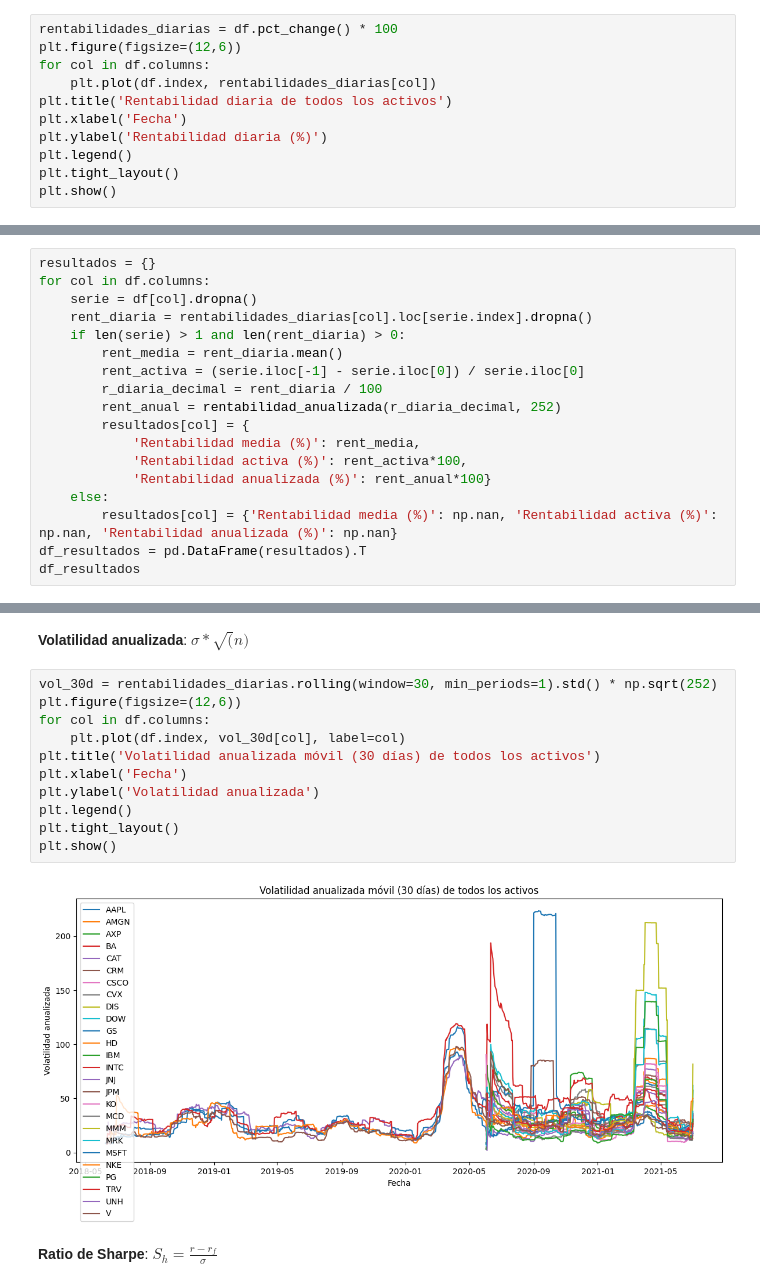
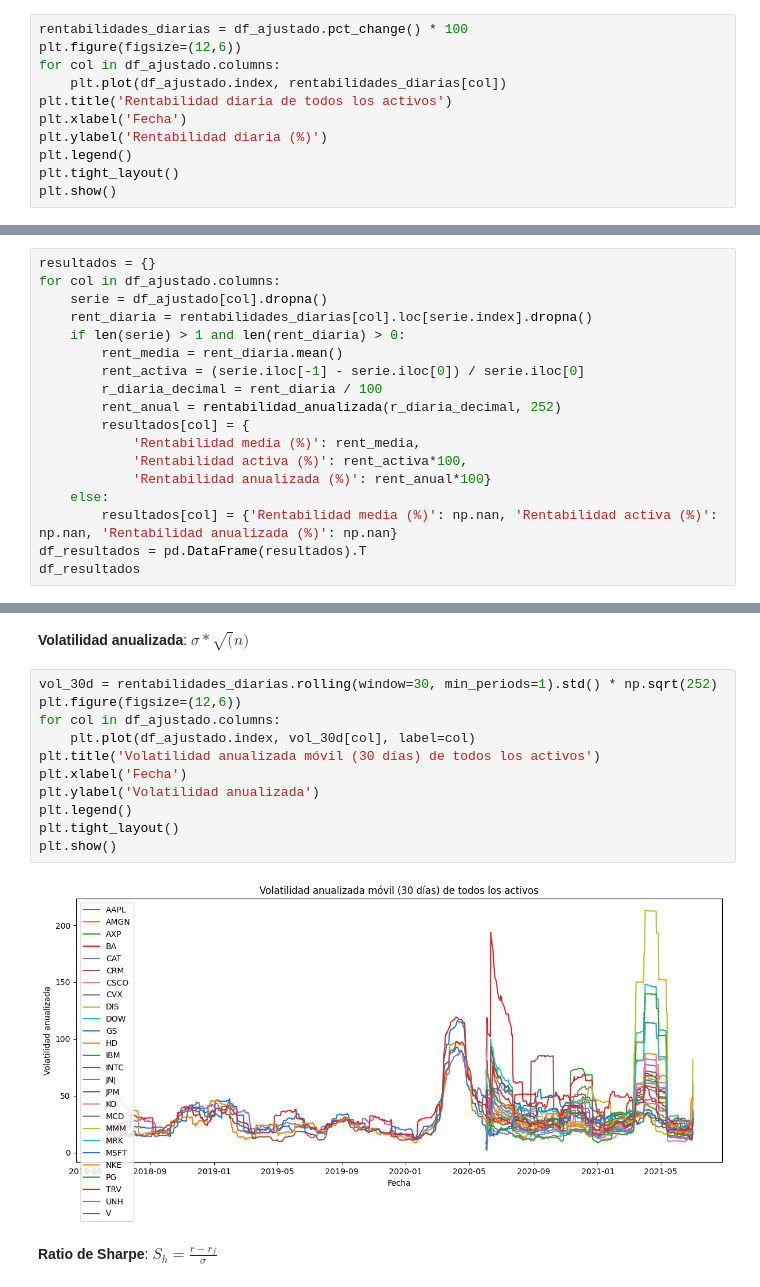
Before and after one commit to LanderAgirre/Reto_09_Azul_Oscuro, a Jupyter notebook: 2.Rentabilidad_riesgo_de_accion.ipynb, the cells around one changed output, grey strips where cells are left out. Saved outputs shown, nothing was run; the diff lists cells and outputs as text.

```diff
--- a/2.Rentabilidad_riesgo_de_accion.ipynb
+++ b/2.Rentabilidad_riesgo_de_accion.ipynb
@@ -31,10 +91,10 @@ plt.show()
 # %% [markdown]
 **Cambios al dia**
 # %%
-rentabilidades_diarias = df.pct_change() * 100
+rentabilidades_diarias = df_ajustado.pct_change() * 100
 plt.figure(figsize=(12,6))
-for col in df.columns:
-    plt.plot(df.index, rentabilidades_diarias[col])
+for col in df_ajustado.columns:
+    plt.plot(df_ajustado.index, rentabilidades_diarias[col])
 plt.title('Rentabilidad diaria de todos los activos')
 plt.xlabel('Fecha')
 plt.ylabel('Rentabilidad diaria (%)')
@@ -51,8 +111,8 @@ def rentabilidad_anualizada(r_diaria, n=252):
     return (np.prod(1 + r_diaria) ** (n / len(r_diaria))) - 1
 # %%
 resultados = {}
-for col in df.columns:
-    serie = df[col].dropna()
+for col in df_ajustado.columns:
+    serie = df_ajustado[col].dropna()
     rent_diaria = rentabilidades_diarias[col].loc[serie.index].dropna()
     if len(serie) > 1 and len(rent_diaria) > 0:
         rent_media = rent_diaria.mean()
@@ -114,16 +174,16 @@ df_volatilidad
 # %%
 vol_30d = rentabilidades_diarias.rolling(window=30, min_periods=1).std() * np.sqrt(252)
 plt.figure(figsize=(12,6))
-for col in df.columns:
-    plt.plot(df.index, vol_30d[col], label=col)
+for col in df_ajustado.columns:
+    plt.plot(df_ajustado.index, vol_30d[col], label=col)
 plt.title('Volatilidad anualizada móvil (30 días) de todos los activos')
 plt.xlabel('Fecha')
 plt.ylabel('Volatilidad anualizada')
 plt.legend()
 plt.tight_layout()
 plt.show()
 # %% [output]
-[figure, old version]
+[figure, new version]
 # %% [markdown]
 **Ratio de Sharpe**: $S_h = \frac{r-r_f}{\sigma}$
 # %%
```
Also changed, not shown: parts of 10 cells of this notebook, 2 other files.
